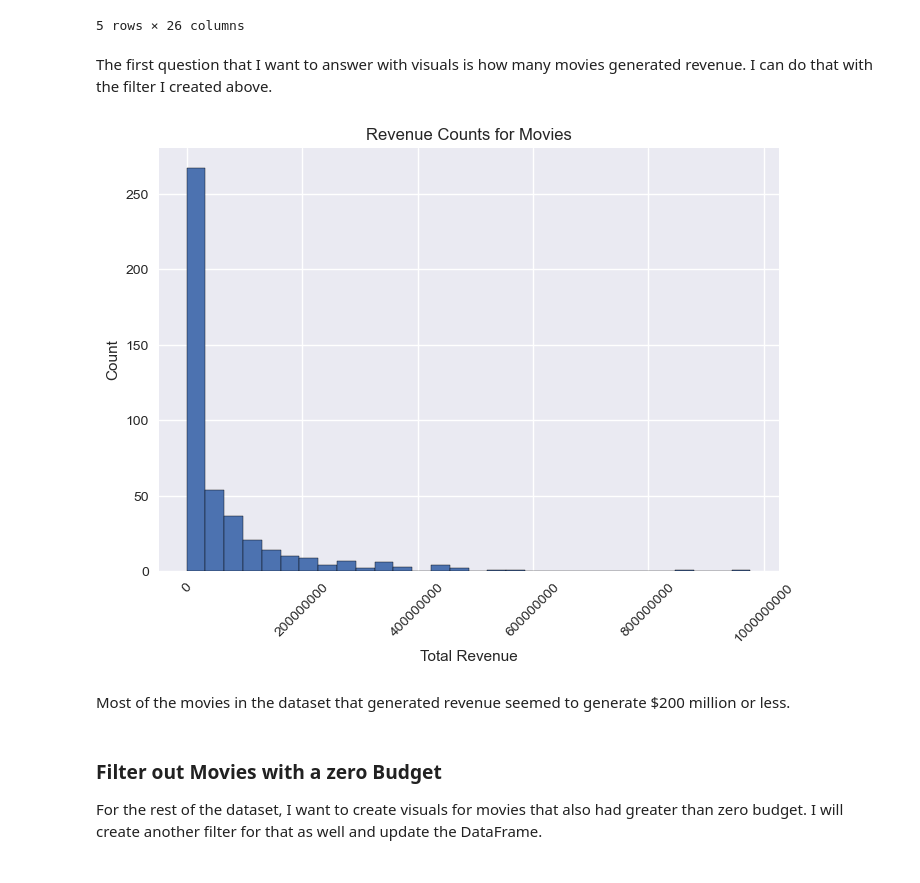
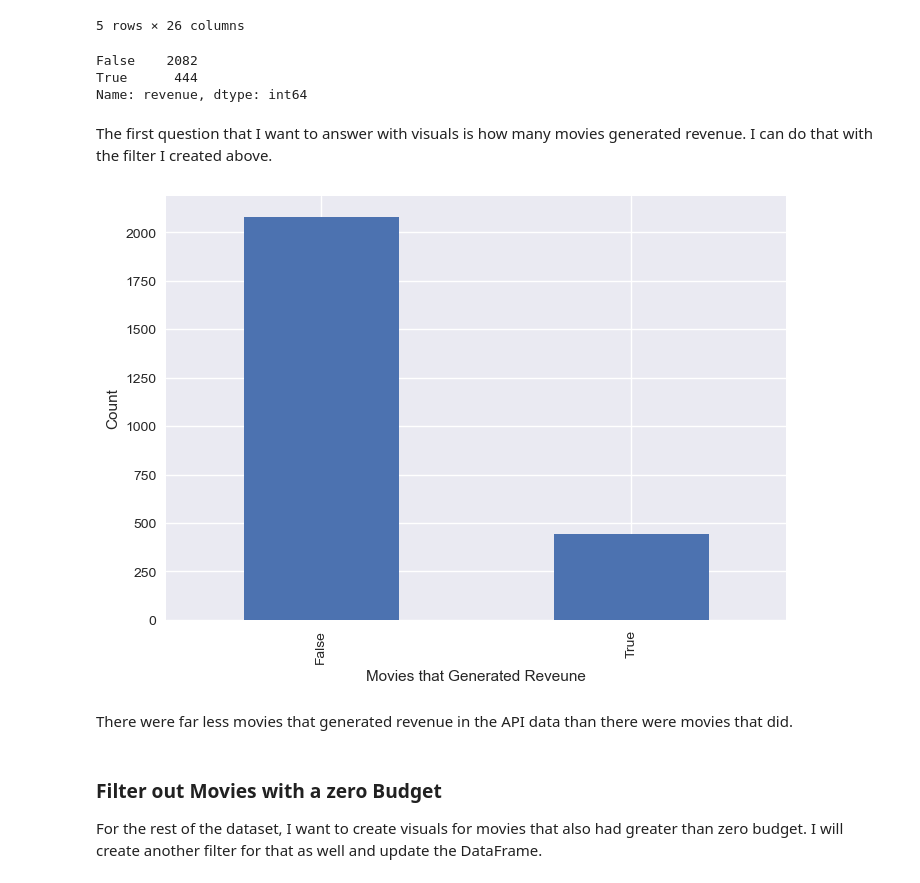
Before and after one commit to joshlensing/Project-3--IMDB, a Jupyter notebook: IMDB Project Part 2 (EDA).ipynb, the cells around one changed output. Saved outputs shown, nothing was run; the diff lists cells and outputs as text; code cells hidden in the pictures.

Commit message:
Edited first visual

```diff
--- a/IMDB Project Part 2 (EDA).ipynb
+++ b/IMDB Project Part 2 (EDA).ipynb
@@ -71,20 +71,22 @@ eda_df.head()
 | 13 | tt0120630 | 0.0 | /t7aJ7hqsMLEoqBJk7yAXxcAVvcz.jpg | {'id': 718551, 'name': 'Chicken R... | 45000000.0 | [{'id': 16, 'name': 'Animation'},... | NaN | 7443.0 | ... |
 | 16 | tt0120753 | 0.0 | /3vUkQpnwbsFEQlMh9EORpvKJfpo.jpg | NaN | 8000000.0 | [{'id': 18, 'name': 'Drama'}, {'i... | NaN | 318.0 | ... |
 5 rows × 26 columns
+# %%
+valid_rev = revenue_filter.value_counts()
+valid_rev
+# %% [output]
+False    2082
+True      444
+Name: revenue, dtype: int64
 # %% [markdown]
 The first question that I want to answer with visuals is how many movies generated revenue. I can do that with the filter I created above.
 # %%
 plt.style.use('seaborn')
-eda_df['revenue'].hist(bins = 30, edgecolor='black')
-plt.xlabel('Total Revenue')
-plt.ylabel('Count')
-plt.title('Revenue Counts for Movies')
-plt.xticks(rotation = 45)
-plt.ticklabel_format(useOffset=False, style='plain');
+valid_rev.plot.bar(xlabel='Movies that Generated Reveune', ylabel='Count');
 # %% [output]
-[figure, old version]
+[figure, new version]
 # %% [markdown]
-Most of the movies in the dataset that generated revenue seemed to generate $200 million or less.
+There were far less movies that generated revenue in the API data than there were movies that did.
 # %% [markdown]
 ### Filter out Movies with a zero Budget
 
```
Also changed, not shown: parts of 1 cell of this notebook, 1 other file.
